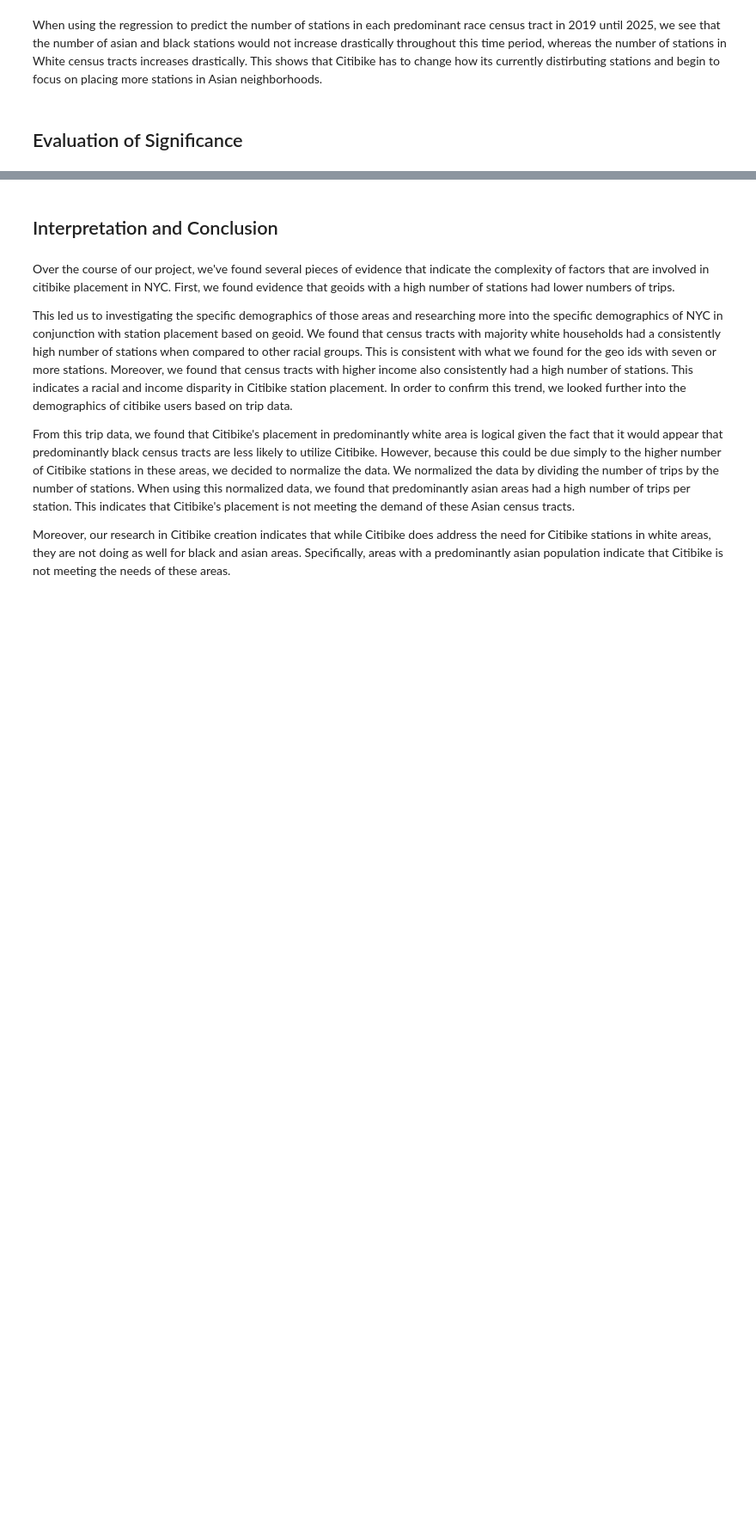
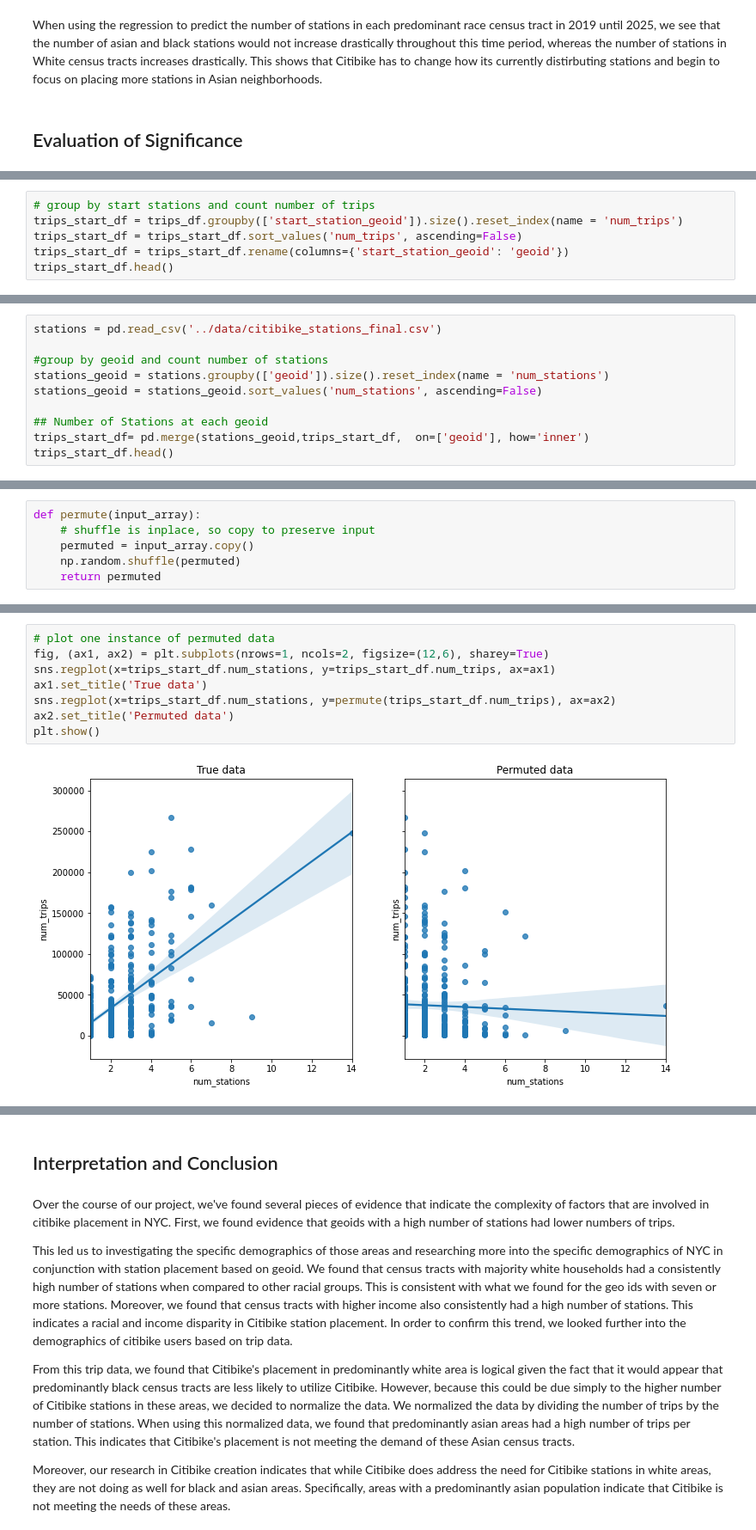
Before and after one commit to shljessie/INFO-2950, a Jupyter notebook: project_phase_submissions/phase4_new.ipynb, the cells around one changed output, grey strips where cells are left out. Shown: that part at 86% size. Saved outputs shown, nothing was run; the diff lists cells and outputs as text; blank space fills up the shorter version.

```diff
--- a/project_phase_submissions/phase4_new.ipynb
+++ b/project_phase_submissions/phase4_new.ipynb
@@ -677,0 +704,6 @@ When using the regression to predict the number of stations in each predominant
+# %%
+# group by start stations and count number of trips
+trips_start_df = trips_df.groupby(['start_station_geoid']).size().reset_index(name = 'num_trips')
+trips_start_df = trips_start_df.sort_values('num_trips', ascending=False)
+trips_start_df = trips_start_df.rename(columns={'start_station_geoid': 'geoid'})
+trips_start_df.head()
@@ -677,0 +717,10 @@ When using the regression to predict the number of stations in each predominant
+# %%
+stations = pd.read_csv('../data/citibike_stations_final.csv')
+
+#group by geoid and count number of stations
+stations_geoid = stations.groupby(['geoid']).size().reset_index(name = 'num_stations')
+stations_geoid = stations_geoid.sort_values('num_stations', ascending=False)
+
+## Number of Stations at each geoid
+trips_start_df= pd.merge(stations_geoid,trips_start_df,  on=['geoid'], how='inner')
+trips_start_df.head()
@@ -677,0 +737,6 @@ When using the regression to predict the number of stations in each predominant
+# %%
+def permute(input_array):
+    # shuffle is inplace, so copy to preserve input
+    permuted = input_array.copy()
+    np.random.shuffle(permuted)
+    return permuted
@@ -677,0 +758,10 @@ When using the regression to predict the number of stations in each predominant
+# %%
+# plot one instance of permuted data
+fig, (ax1, ax2) = plt.subplots(nrows=1, ncols=2, figsize=(12,6), sharey=True)
+sns.regplot(x=trips_start_df.num_stations, y=trips_start_df.num_trips, ax=ax1)
+ax1.set_title('True data')
+sns.regplot(x=trips_start_df.num_stations, y=permute(trips_start_df.num_trips), ax=ax2)
+ax2.set_title('Permuted data')
+plt.show()
+# %% [output]
+[figure, added]
```
Also changed, not shown: parts of 26 cells of this notebook, 1 other file.
